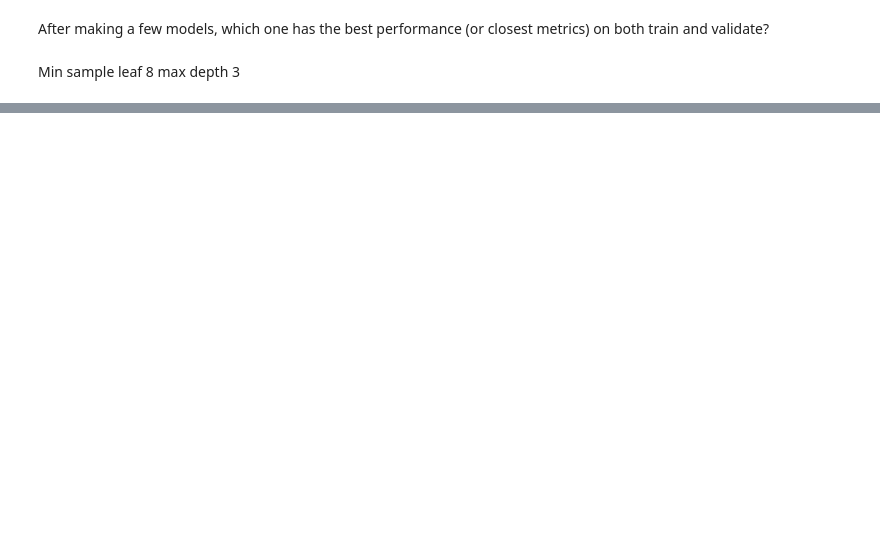
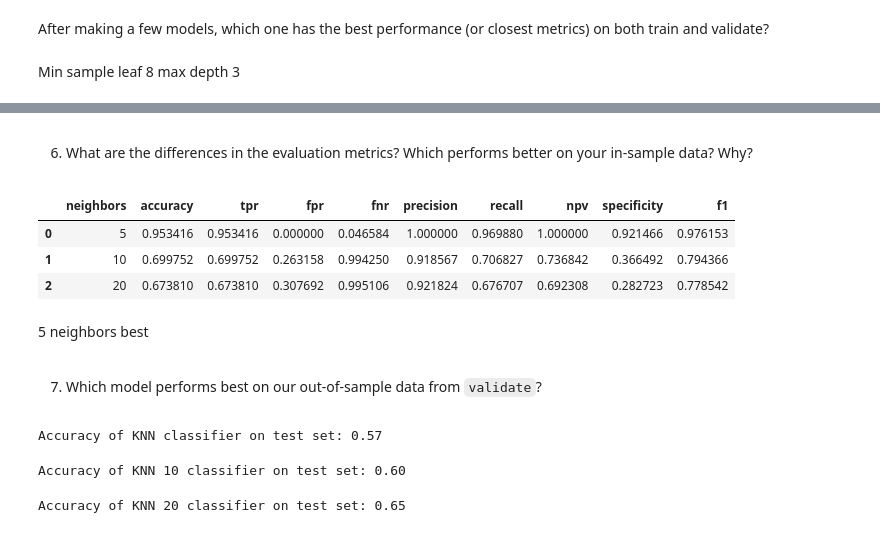
Before and after one commit to Jared-Godar/classification-exercises, a Jupyter notebook: model.ipynb, the cells around one changed output, grey strips where cells are left out. Cells and saved outputs as stored; diff of their text form; code cells hidden in the pictures; blank space fills up the shorter version.

```diff
--- a/model.ipynb
+++ b/model.ipynb
@@ -640,0 +927,9 @@ Min sample leaf 8 max depth 3
+# %%
+tp20 = confusion_matrix(y_train, y_pred20)[0][0]
+tn20 = confusion_matrix(y_train, y_pred20)[1][1]
+fp20 = confusion_matrix(y_train, y_pred20)[0][1]
+fn20 = confusion_matrix(y_train, y_pred20)[1][0]
+# %%
+tpr20, fpr20, tnr20, fnr20 = eval.eval_rates(tp20, tn20, fp20, fn20)
+# %%
+m20_precision, m20_accuracy, m20_npv, m20_specificity, m20_recall, m20_f1 = eval.mod_eval(tp20, tn20, fp20, fn20)
@@ -640,0 +956,30 @@ Min sample leaf 8 max depth 3
+# %% [markdown]
+6. <p>What are the differences in the evaluation metrics?  Which performs better on your in-sample data? Why?</p>
+# %%
+compare_knn = pd.DataFrame(columns=['neighbors', 'accuracy', 'tpr', 'fpr', 'fnr', 'precision', 'recall', 'npv', 'specificity', 'f1'], data = [[5, m1_accuracy, tpr, fpr, fnr, m1_precision, m1_recall, m1_npv, m1_specificity, m1_f1], [10, m10_accuracy, tpr10, fpr10, fnr10, m10_precision, m10_recall, m10_npv, m10_specificity, m10_f1], [20, m20_accuracy, tpr20, fpr20, fnr20, m20_precision, m20_recall, m20_npv, m20_specificity, m20_f1]])
+# %%
+compare_knn
+# %% [output]
+|  | neighbors | accuracy | tpr | fpr | fnr | precision | recall | npv | specificity | f1 |
+| 0 | 5 | 0.953416 | 0.953416 | 0.000000 | 0.046584 | 1.000000 | 0.969880 | 1.000000 | 0.921466 | 0.976153 |
+| 1 | 10 | 0.699752 | 0.699752 | 0.263158 | 0.994250 | 0.918567 | 0.706827 | 0.736842 | 0.366492 | 0.794366 |
+| 2 | 20 | 0.673810 | 0.673810 | 0.307692 | 0.995106 | 0.921824 | 0.676707 | 0.692308 | 0.282723 | 0.778542 |
+# %% [markdown]
+5 neighbors best
+# %% [markdown]
+7. <p>Which model performs best on our out-of-sample data from <code>validate</code>?</p>
+# %%
+print('Accuracy of KNN 5 classifier on test set: {:.2f}'
+     .format(knn.score(X_validate, y_validate)))
+# %% [output]
+Accuracy of KNN classifier on test set: 0.57
+# %%
+print('Accuracy of KNN 10 classifier on test set: {:.2f}'
+     .format(knn10.score(X_validate, y_validate)))
+# %% [output]
+Accuracy of KNN 10 classifier on test set: 0.60
+# %%
+print('Accuracy of KNN 20 classifier on test set: {:.2f}'
+     .format(knn20.score(X_validate, y_validate)))
+# %% [output]
+Accuracy of KNN 20 classifier on test set: 0.65
```
Also changed, not shown: parts of 45 cells of this notebook, 2 other files.
